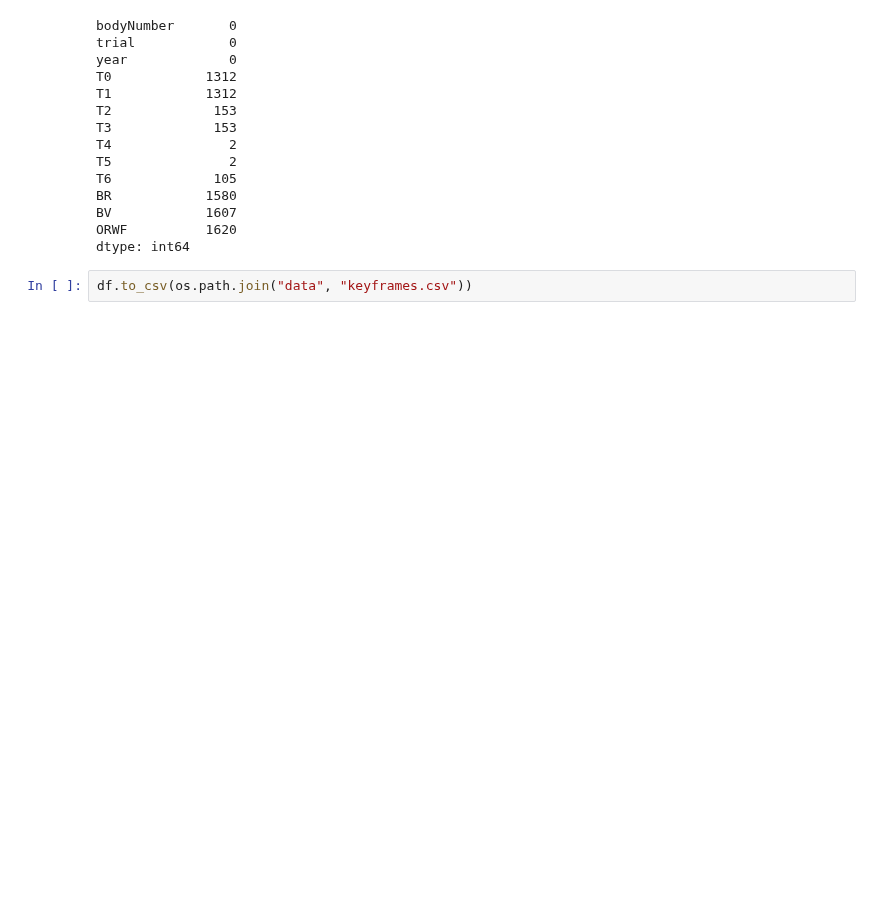
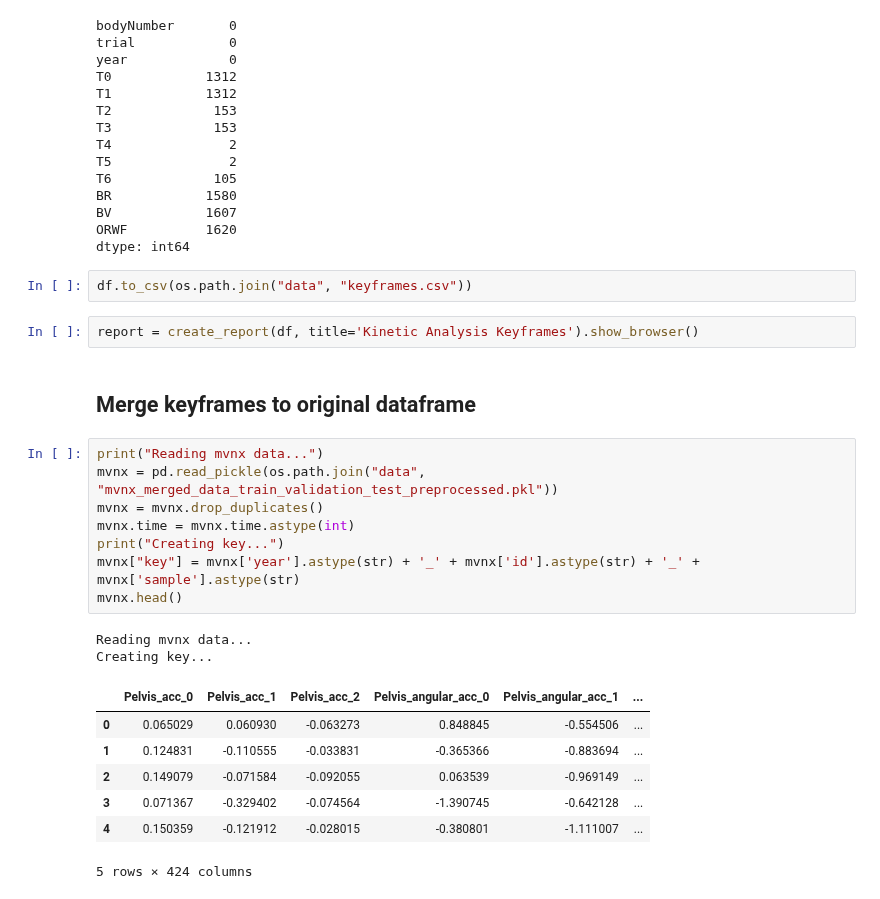
Before and after one commit to kcristinaa/Drag-flik-RAIS-Hackathon, a Jupyter notebook: read_keyframes_to_df.ipynb, the cells around one changed output. Saved outputs shown, nothing was run; the diff lists cells and outputs as text; blank space fills up the shorter version.

```diff
--- a/read_keyframes_to_df.ipynb
+++ b/read_keyframes_to_df.ipynb
@@ -110,3 +113,25 @@ ORWF          1620
 dtype: int64
 # %%
 df.to_csv(os.path.join("data", "keyframes.csv"))
+# %%
+report = create_report(df, title='Kinetic Analysis Keyframes').show_browser()
+# %% [markdown]
+## Merge keyframes to original dataframe
+# %%
+print("Reading mvnx data...")
+mvnx = pd.read_pickle(os.path.join("data", "mvnx_merged_data_train_validation_test_preprocessed.pkl"))
+mvnx = mvnx.drop_duplicates()
+mvnx.time = mvnx.time.astype(int)
+print("Creating key...")
+mvnx["key"] = mvnx['year'].astype(str) + '_' + mvnx['id'].astype(str) + '_' + mvnx['sample'].astype(str)
+mvnx.head()
+# %% [output]
+Reading mvnx data...
+Creating key...
+|  | Pelvis_acc_0 | Pelvis_acc_1 | Pelvis_acc_2 | Pelvis_angular_acc_0 | Pelvis_angular_acc_1 | ... |
+| 0 | 0.065029 | 0.060930 | -0.063273 | 0.848845 | -0.554506 | ... |
+| 1 | 0.124831 | -0.110555 | -0.033831 | -0.365366 | -0.883694 | ... |
+| 2 | 0.149079 | -0.071584 | -0.092055 | 0.063539 | -0.969149 | ... |
+| 3 | 0.071367 | -0.329402 | -0.074564 | -1.390745 | -0.642128 | ... |
+| 4 | 0.150359 | -0.121912 | -0.028015 | -0.380801 | -1.111007 | ... |
+5 rows × 424 columns
```
Also changed, not shown: parts of 9 cells of this notebook, 1 other file.
